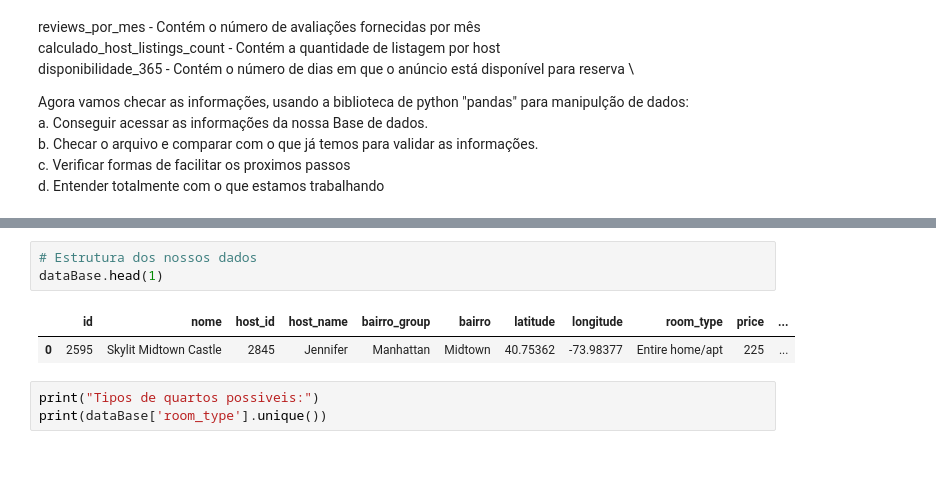
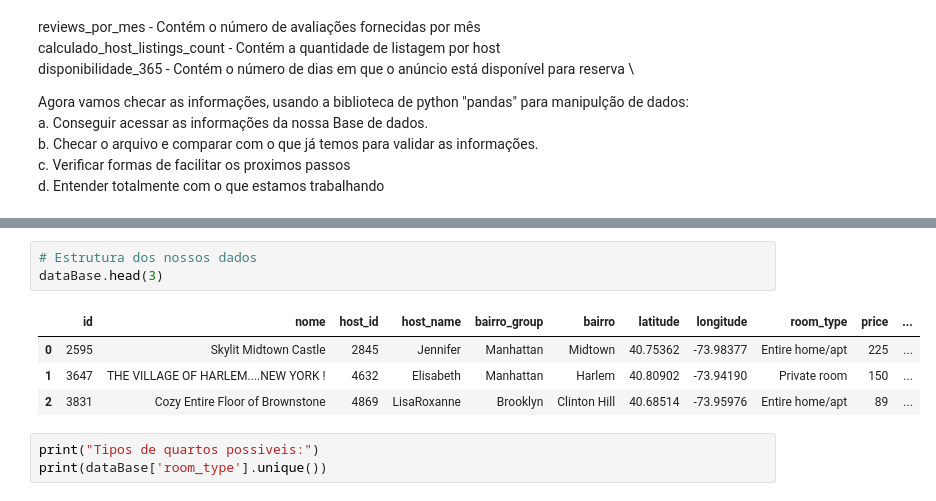
Before and after one commit to SeijiUeno/EDA_NewYork_Listings, a Jupyter notebook: Untitled.ipynb, the cells around one changed output, grey strips where cells are left out. Drawn from its saved outputs; the diff is of its cells as text; blank space fills up the shorter version.

```diff
--- a/Untitled.ipynb
+++ b/Untitled.ipynb
@@ -65,10 +65,12 @@ memory usage: 6.0+ MB
 None
 # %%
 # Estrutura dos nossos dados
-dataBase.head(1)
+dataBase.head(3)
 # %% [output]
 |  | id | nome | host_id | host_name | bairro_group | bairro | latitude | longitude | room_type | price | ... |
 | 0 | 2595 | Skylit Midtown Castle | 2845 | Jennifer | Manhattan | Midtown | 40.75362 | -73.98377 | Entire home/apt | 225 | ... |
+| 1 | 3647 | THE VILLAGE OF HARLEM....NEW YORK ! | 4632 | Elisabeth | Manhattan | Harlem | 40.80902 | -73.94190 | Private room | 150 | ... |
+| 2 | 3831 | Cozy Entire Floor of Brownstone | 4869 | LisaRoxanne | Brooklyn | Clinton Hill | 40.68514 | -73.95976 | Entire home/apt | 89 | ... |
 # %%
 print("Tipos de quartos possiveis:")
 print(dataBase['room_type'].unique())
```
Also changed, not shown: parts of 54 cells of this notebook, 1 other file.
